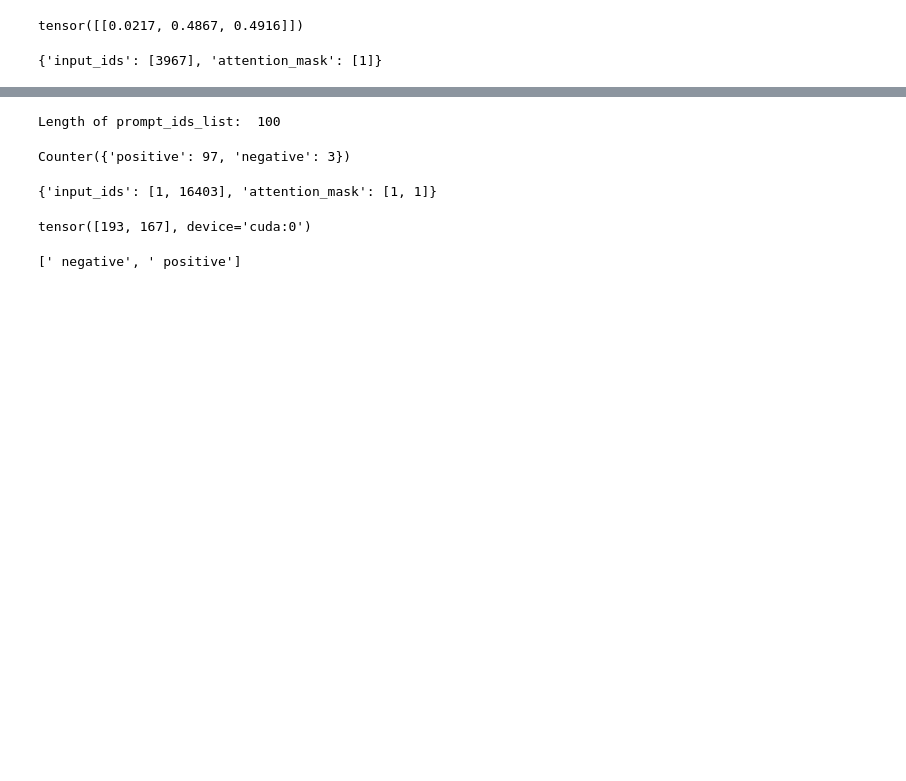
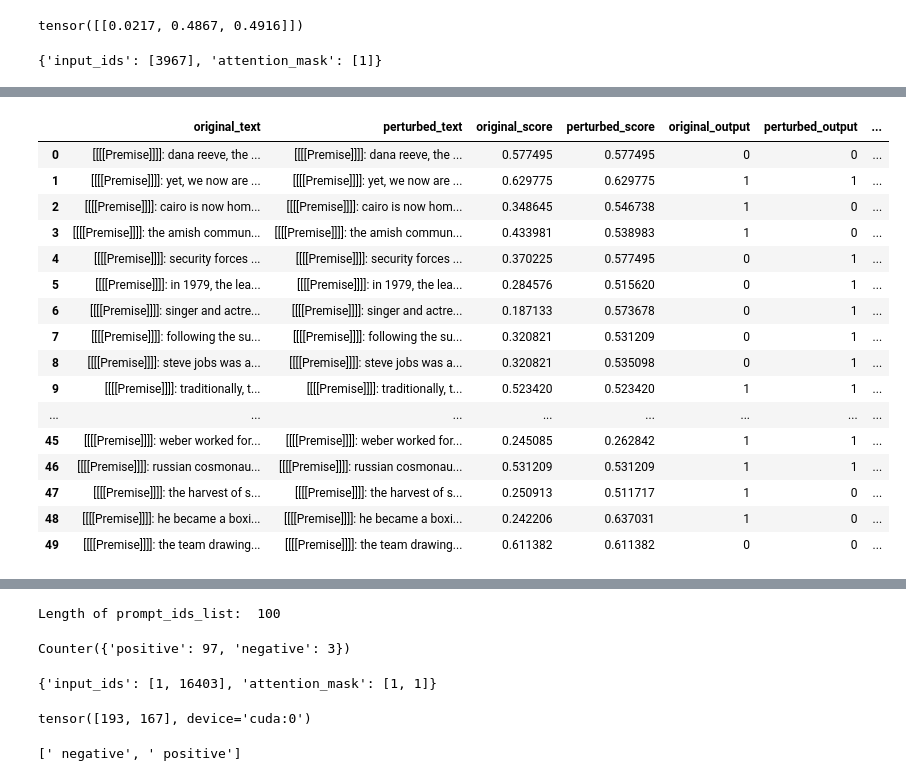
Before and after one commit to simonucl/mvp, a Jupyter notebook: src/test.ipynb, the cells around one changed output, grey strips where cells are left out. Cells and saved outputs as stored; diff of their text form; code cells hidden in the pictures; blank space fills up the shorter version.

```diff
--- a/src/test.ipynb
+++ b/src/test.ipynb
@@ -359,8 +363,8 @@ Review: the subtle strength of elling is that it never squandering touch with th
 Sentiment:
 '''
 tokenizer = AutoTokenizer.from_pretrained("meta-llama/Llama-2-7b-hf")
-model = AutoModelForCausalLM.from_pretrained("meta-llama/Llama-2-7b-hf", torch_dtype=torch.bfloat16, use_flash_attention_2=True)
-
+# model = AutoModelForCausalLM.from_pretrained("meta-llama/Llama-2-7b-hf", torch_dtype=torch.bfloat16, use_flash_attention_2=True)
+model = AutoModelForCausalLM.from_pretrained("meta-llama/Llama-2-7b-hf", use_flash_attention_2=True, load_in_8bit=True)
 # gpt_tokenizer = AutoTokenizer.from_pretrained("gpt2-xl")
 # gpt_model = AutoModelForCausalLM.from_pretrained("gpt2-xl").to('cuda')
 
@@ -372,2 +388,0 @@ KeyboardInterrupt:
-# %%
-model = model.to('cuda')
@@ -376,0 +474,32 @@ gpt_model = AutoModelForCausalLM.from_pretrained("gpt2-xl").to('cuda')
+# %%
+def random_flip(icl_examples, percentage):
+    np.random.seed(1)
+    idx = np.random.choice(len(icl_examples), int(len(icl_examples) * percentage), replace=False)
+    for i in idx:
+        icl_examples[i] = (icl_examples[i][0], icl_examples[i][1], 'false' if icl_examples[i][2] == 'true' else 'true')
+
+    return icl_examples
+
+def compute_random_flip_original_answer(row):
+    if row['result_type'] == 'Skipped':
+        return -1
+
+    original = row['original_text']
+    ori_q, ori_icl_examples = get_demo_and_question(original)
+    ori_icl_examples = random_flip(ori_icl_examples, 0.5)
+    # mod_q, mod_icl_examples = get_demo_and_question(modified)
+
+    return compute_distributions(ori_q, ori_icl_examples)
+
+df['random_flip_original_answer'] = df.apply(compute_random_flip_original_answer, axis=1)
+# %%
+df['correct'] = df['original_answer'] == df['ground_truth_output']
+df['attack_correct'] = df['attacked_answer'] == df['ground_truth_output']
+df['random_flip_correct'] = df['random_flip_original_answer'] == df['ground_truth_output']
+
+print('Original Accuracy')
+print(df['correct'].value_counts())
+print('\nAttack Accuracy')
+print(df['attack_correct'].value_counts())
+print('\nRandom Flip Accuracy')
+print(df['random_flip_correct'].value_counts())
@@ -376,0 +524,20 @@ gpt_model = AutoModelForCausalLM.from_pretrained("gpt2-xl").to('cuda')
+# %%
+df
+# %% [output]
+|  | original_text | perturbed_text | original_score | perturbed_score | original_output | perturbed_output | ... |
+| 0 | [[[[Premise]]]]: dana reeve, the ... | [[[[Premise]]]]: dana reeve, the ... | 0.577495 | 0.577495 | 0 | 0 | ... |
+| 1 | [[[[Premise]]]]: yet, we now are ... | [[[[Premise]]]]: yet, we now are ... | 0.629775 | 0.629775 | 1 | 1 | ... |
+| 2 | [[[[Premise]]]]: cairo is now hom... | [[[[Premise]]]]: cairo is now hom... | 0.348645 | 0.546738 | 1 | 0 | ... |
+| 3 | [[[[Premise]]]]: the amish commun... | [[[[Premise]]]]: the amish commun... | 0.433981 | 0.538983 | 1 | 0 | ... |
+| 4 | [[[[Premise]]]]: security forces ... | [[[[Premise]]]]: security forces ... | 0.370225 | 0.577495 | 0 | 1 | ... |
+| 5 | [[[[Premise]]]]: in 1979, the lea... | [[[[Premise]]]]: in 1979, the lea... | 0.284576 | 0.515620 | 0 | 1 | ... |
+| 6 | [[[[Premise]]]]: singer and actre... | [[[[Premise]]]]: singer and actre... | 0.187133 | 0.573678 | 0 | 1 | ... |
+| 7 | [[[[Premise]]]]: following the su... | [[[[Premise]]]]: following the su... | 0.320821 | 0.531209 | 0 | 1 | ... |
+| 8 | [[[[Premise]]]]: steve jobs was a... | [[[[Premise]]]]: steve jobs was a... | 0.320821 | 0.535098 | 0 | 1 | ... |
+| 9 | [[[[Premise]]]]: traditionally, t... | [[[[Premise]]]]: traditionally, t... | 0.523420 | 0.523420 | 1 | 1 | ... |
+| ... | ... | ... | ... | ... | ... | ... | ... |
+| 45 | [[[[Premise]]]]: weber worked for... | [[[[Premise]]]]: weber worked for... | 0.245085 | 0.262842 | 1 | 1 | ... |
+| 46 | [[[[Premise]]]]: russian cosmonau... | [[[[Premise]]]]: russian cosmonau... | 0.531209 | 0.531209 | 1 | 1 | ... |
+| 47 | [[[[Premise]]]]: the harvest of s... | [[[[Premise]]]]: the harvest of s... | 0.250913 | 0.511717 | 1 | 0 | ... |
+| 48 | [[[[Premise]]]]: he became a boxi... | [[[[Premise]]]]: he became a boxi... | 0.242206 | 0.637031 | 1 | 0 | ... |
+| 49 | [[[[Premise]]]]: the team drawing... | [[[[Premise]]]]: the team drawing... | 0.611382 | 0.611382 | 0 | 0 | ... |
```
Also changed, not shown: parts of 14 cells of this notebook, 14 other files.
